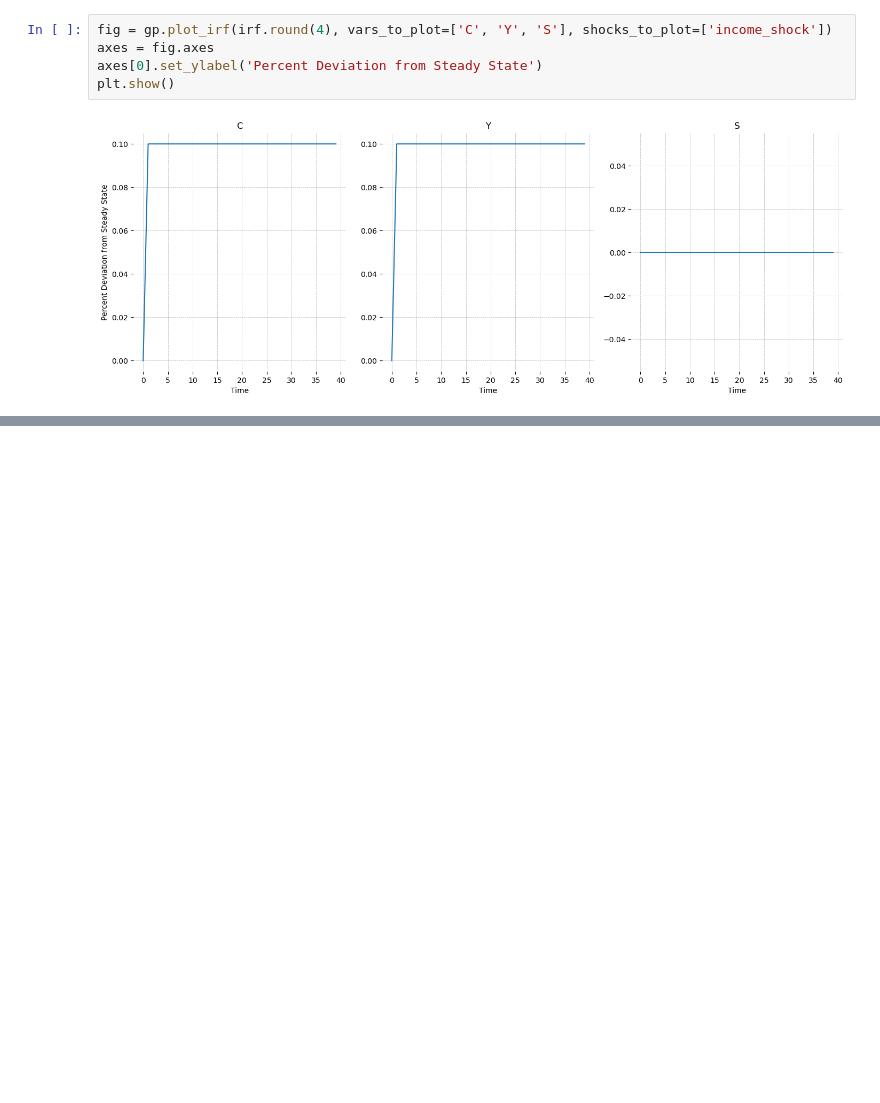
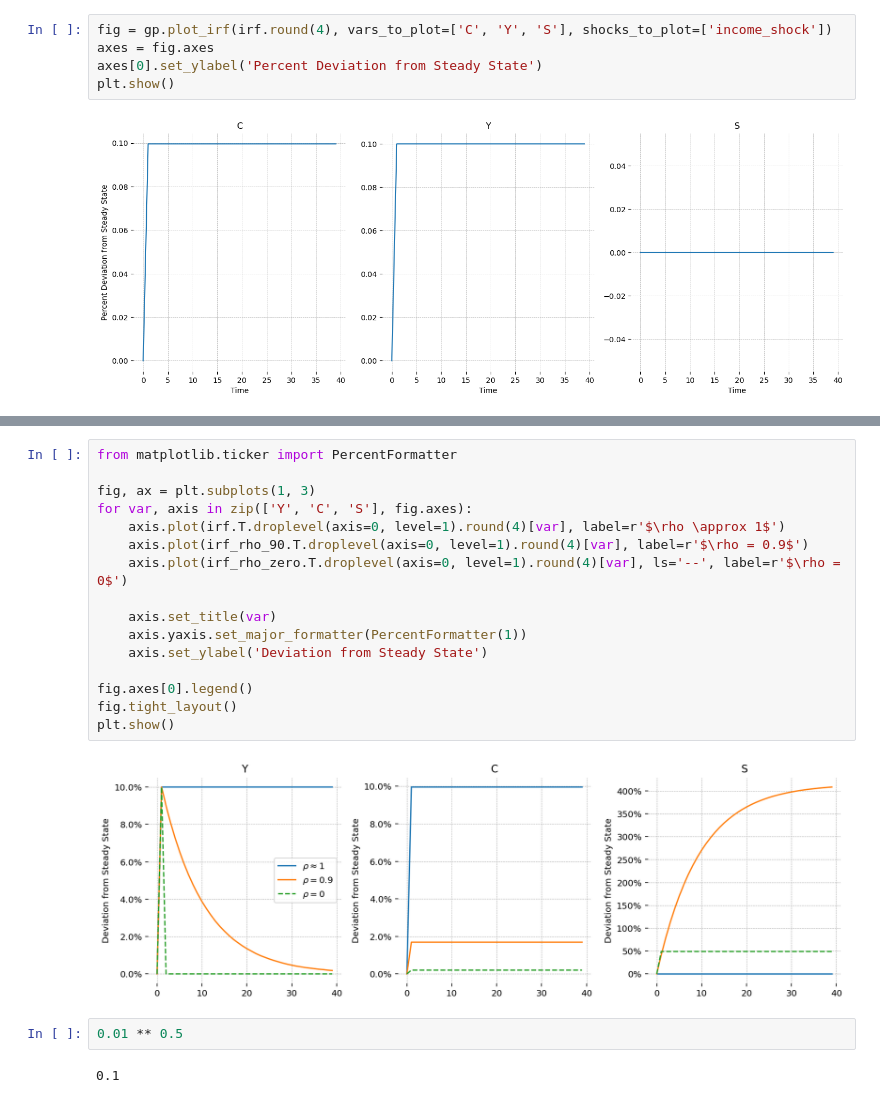
Before and after one commit to jessegrabowski/psme_macro_2023, a Jupyter notebook: Notebooks/TD05 - Permanent Income.ipynb, the cells around one changed output, grey strips where cells are left out. Cells and saved outputs as stored; diff of their text form; blank space fills up the shorter version.

```diff
--- a/Notebooks/TD05 - Permanent Income.ipynb
+++ b/Notebooks/TD05 - Permanent Income.ipynb
@@ -61,0 +224,22 @@ plt.show()
+# %%
+from matplotlib.ticker import PercentFormatter
+
+fig, ax = plt.subplots(1, 3)
+for var, axis in zip(['Y', 'C', 'S'], fig.axes):
+    axis.plot(irf.T.droplevel(axis=0, level=1).round(4)[var], label=r'$\rho \approx 1$')
+    axis.plot(irf_rho_90.T.droplevel(axis=0, level=1).round(4)[var], label=r'$\rho = 0.9$')
+    axis.plot(irf_rho_zero.T.droplevel(axis=0, level=1).round(4)[var], ls='--', label=r'$\rho = 0$')
+
+    axis.set_title(var)
+    axis.yaxis.set_major_formatter(PercentFormatter(1))
+    axis.set_ylabel('Deviation from Steady State')
+
+fig.axes[0].legend()
+fig.tight_layout()
+plt.show()
+# %% [output]
+[figure, added]
+# %%
+0.01 ** 0.5
+# %% [output]
+0.1
```
Also changed, not shown: parts of 22 cells of this notebook, 2 other files.
